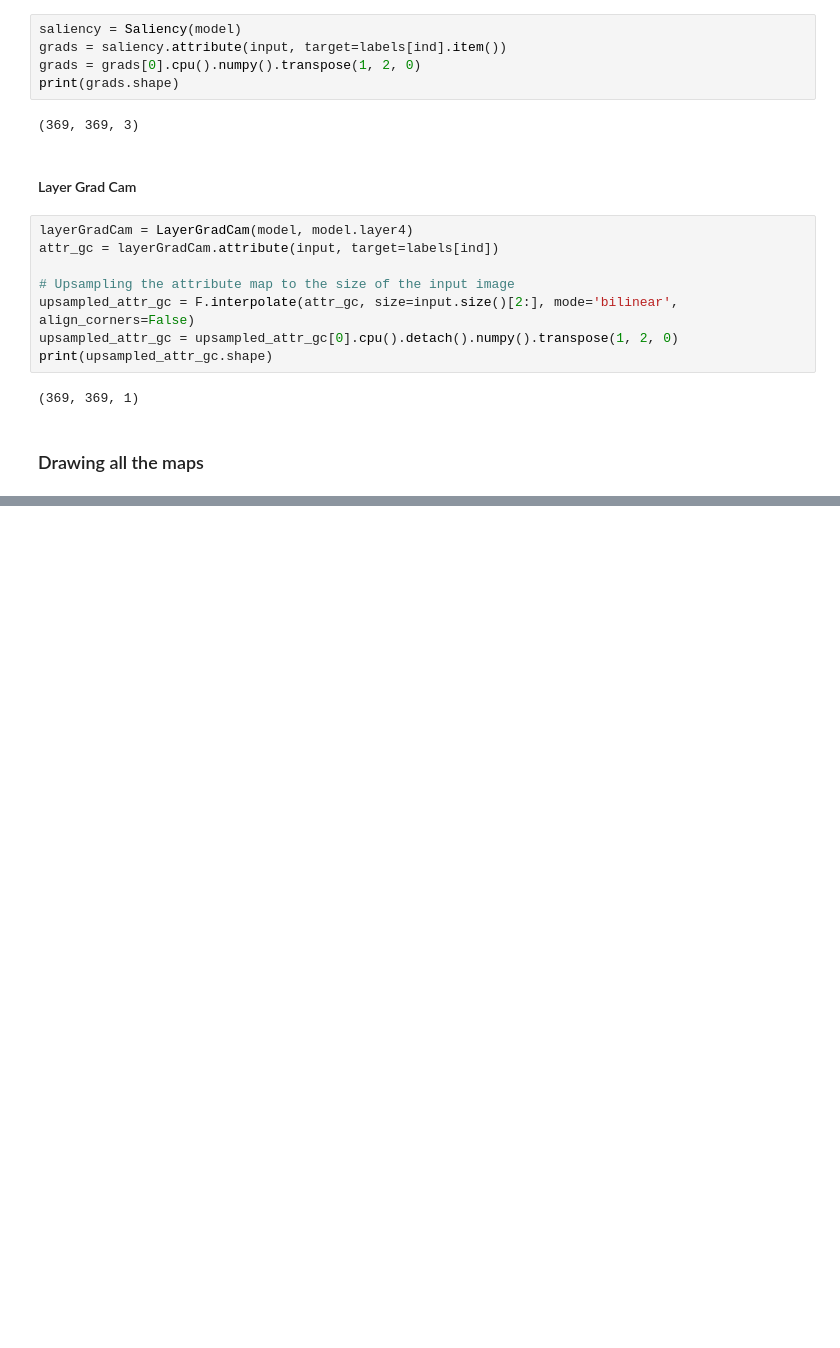
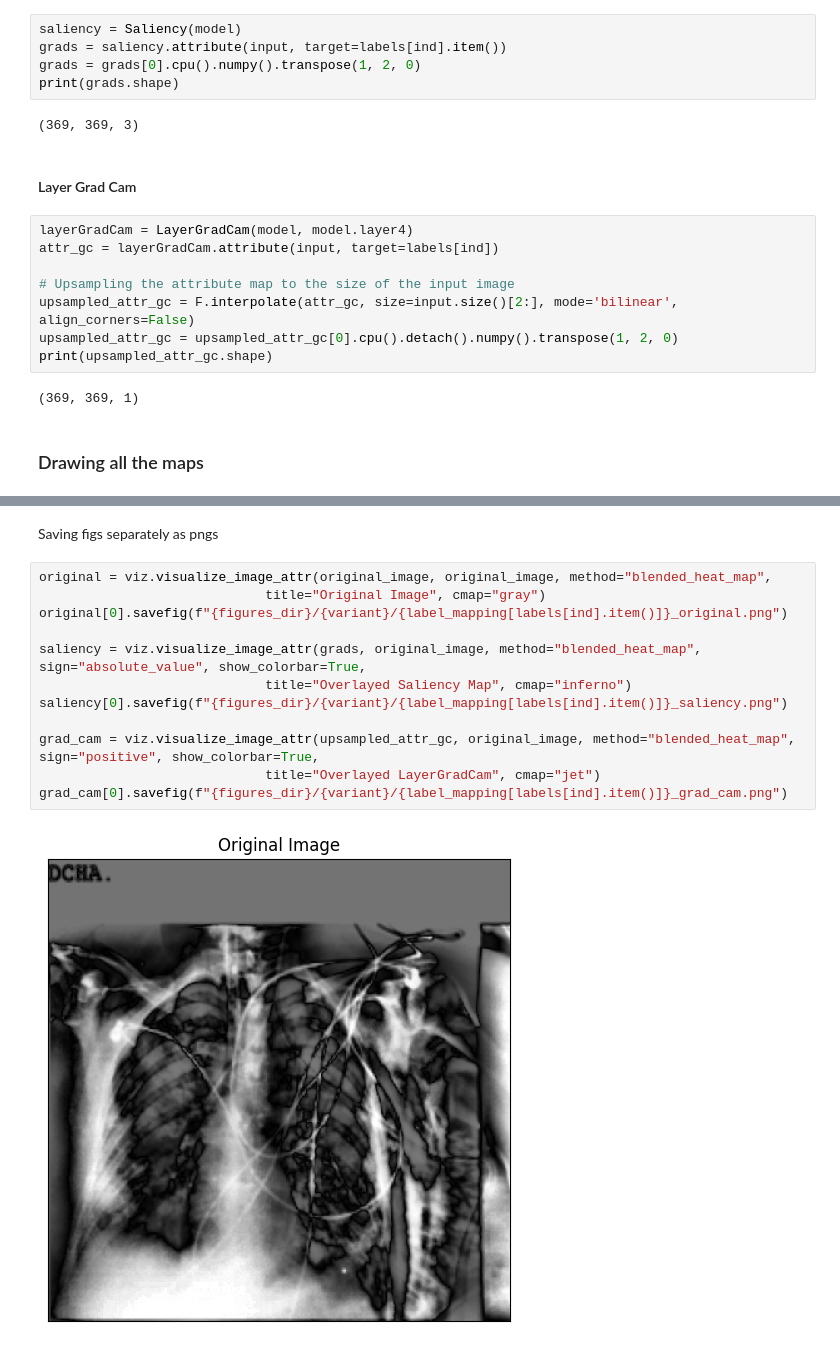
Before and after one commit to Fabianofski/medical-chest-xray, a Jupyter notebook: medical.ipynb, the cells around one changed output, grey strips where cells are left out. Cells and saved outputs as stored; diff of their text form; blank space fills up the shorter version.

```diff
--- a/medical.ipynb
+++ b/medical.ipynb
@@ -697,0 +710,16 @@ Ground Truth: COVID-19
+# %% [markdown]
+Saving figs separately as pngs
+# %%
+original = viz.visualize_image_attr(original_image, original_image, method="blended_heat_map",
+                             title="Original Image", cmap="gray")
+original[0].savefig(f"{figures_dir}/{variant}/{label_mapping[labels[ind].item()]}_original.png")
+
+saliency = viz.visualize_image_attr(grads, original_image, method="blended_heat_map", sign="absolute_value", show_colorbar=True,
+                             title="Overlayed Saliency Map", cmap="inferno")
+saliency[0].savefig(f"{figures_dir}/{variant}/{label_mapping[labels[ind].item()]}_saliency.png")
+
+grad_cam = viz.visualize_image_attr(upsampled_attr_gc, original_image, method="blended_heat_map", sign="positive", show_colorbar=True,
+                             title="Overlayed LayerGradCam", cmap="jet")
+grad_cam[0].savefig(f"{figures_dir}/{variant}/{label_mapping[labels[ind].item()]}_grad_cam.png")
+# %% [output]
+[figure, added]
```
Also changed, not shown: parts of 5 cells of this notebook, 22 other files.
